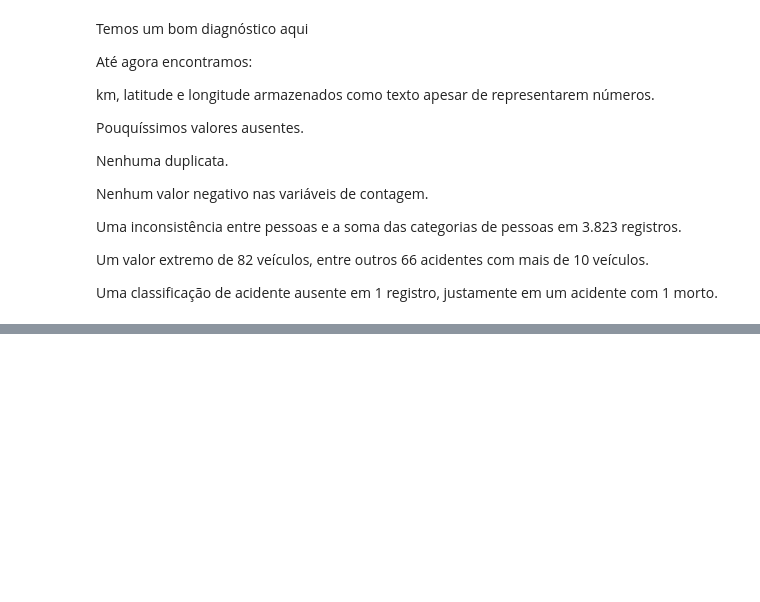
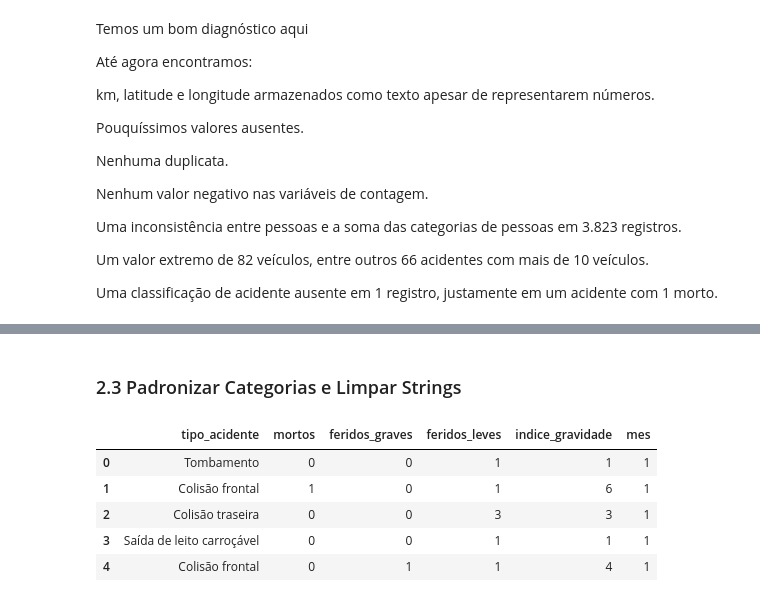
Before and after one commit to amalicef-sys/Projeto-Caixaverso-2026, a Jupyter notebook: analise/analise_acidentes_2025.ipynb, the cells around one changed output, grey strips where cells are left out. Cells and saved outputs as stored; diff of their text form; code cells hidden in the pictures; blank space fills up the shorter version.

```diff
--- a/analise/analise_acidentes_2025.ipynb
+++ b/analise/analise_acidentes_2025.ipynb
@@ -945,0 +1001,47 @@ Uma classificação de acidente ausente em 1 registro, justamente em um acidente
+# %% [markdown]
+### 2.3 Padronizar Categorias e Limpar Strings
+# %%
+import numpy as np
+
+# Extrai os dois primeiros digitos após transformar str em int
+hora = df['horario'].str[:2].astype(int)
+
+# Divide horario em grupos/períodos com pd.cut
+df['faixa_horaria'] = pd.cut(
+    hora,
+    bins=[-1,5,11,17,24], ## 0,5= Madrugada, 6-11=Manhã, 12-17=Tarde, 18-23=Noite
+    labels=['Madrugada','Manhã','Tarde','Noite']
+)
+
+
+# 2.  com np.where
+df['final_de_semana'] = np.where(
+    df['dia_semana'].isin(['sábado','domingo']),
+    'sim',
+    'não'
+)
+
+##print(df)
+#display(df[['horario', 'faixa_horaria', 'dia_semana', 'final_de_semana']].head(15))
+
+
+# 3. Feature: indice_gravidade (cálculo ponderado de dano humano para a Pergunta 3)
+
+#calculo ponderado por gravidade do acidente.
+##### * **Peso 5:** Vítima Fatal.
+##### * **Peso 3:** Vítima grave com risco de sequelas e internações.
+##### * **Peso 1:** Escoriações e lesões leves.
+##### * **Pontuação 0:** Acidentes sem vítimas
+df['indice_gravidade'] = (df['mortos'] * 5) + (df['feridos_graves'] * 3) + (df['feridos_leves'] * 1)
+
+##  extrai o numero do mes e acrescenta a coluna mes.
+df['mes'] = df['data_inversa'].dt.month
+# Validação focada nas novas métricas
+df[['tipo_acidente', 'mortos', 'feridos_graves', 'feridos_leves', 'indice_gravidade', 'mes']].head()
+# %% [output]
+|  | tipo_acidente | mortos | feridos_graves | feridos_leves | indice_gravidade | mes |
+| 0 | Tombamento | 0 | 0 | 1 | 1 | 1 |
+| 1 | Colisão frontal | 1 | 0 | 1 | 6 | 1 |
+| 2 | Colisão traseira | 0 | 0 | 3 | 3 | 1 |
+| 3 | Saída de leito carroçável | 0 | 0 | 1 | 1 | 1 |
+| 4 | Colisão frontal | 0 | 1 | 1 | 4 | 1 |
```
Also changed, not shown: parts of 21 cells of this notebook, 1 other file.
